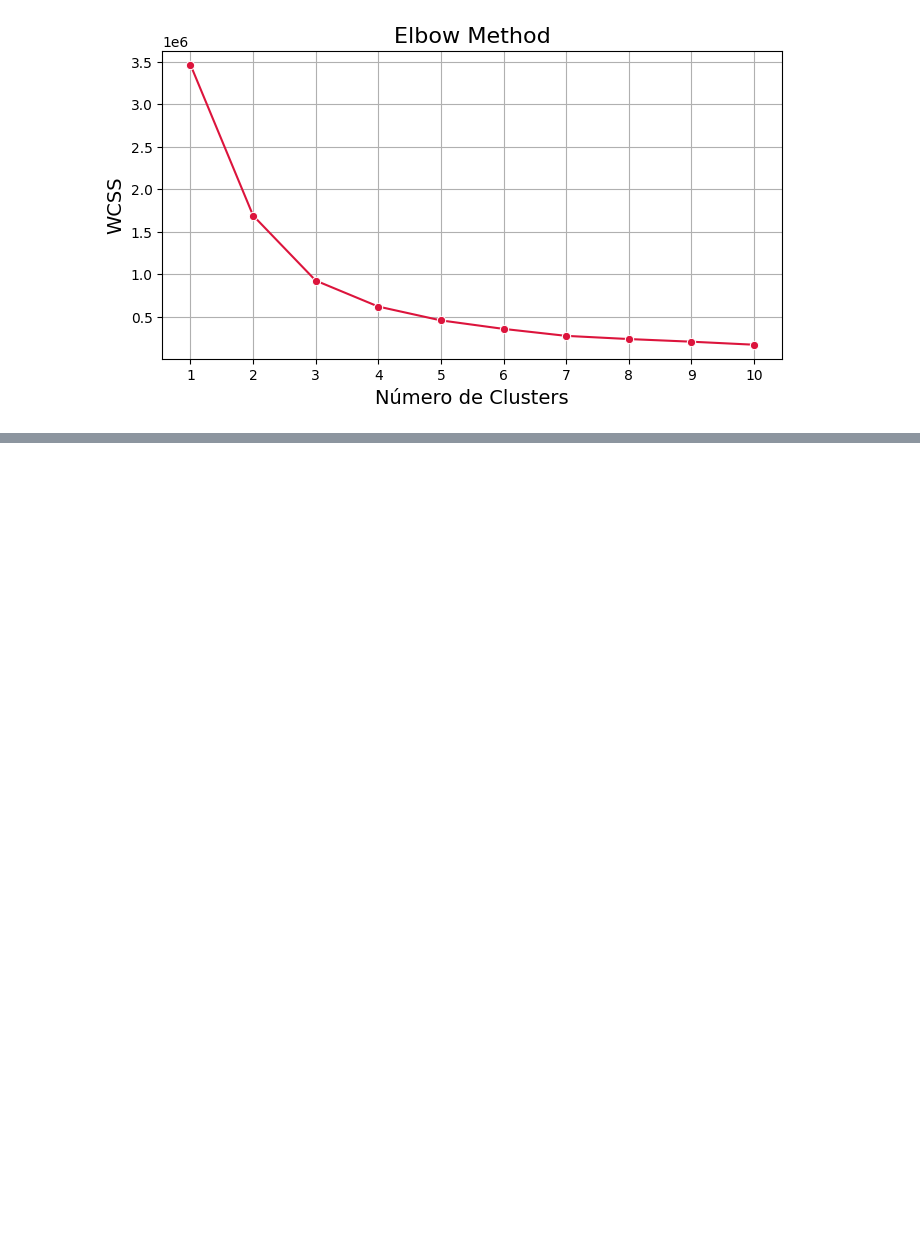
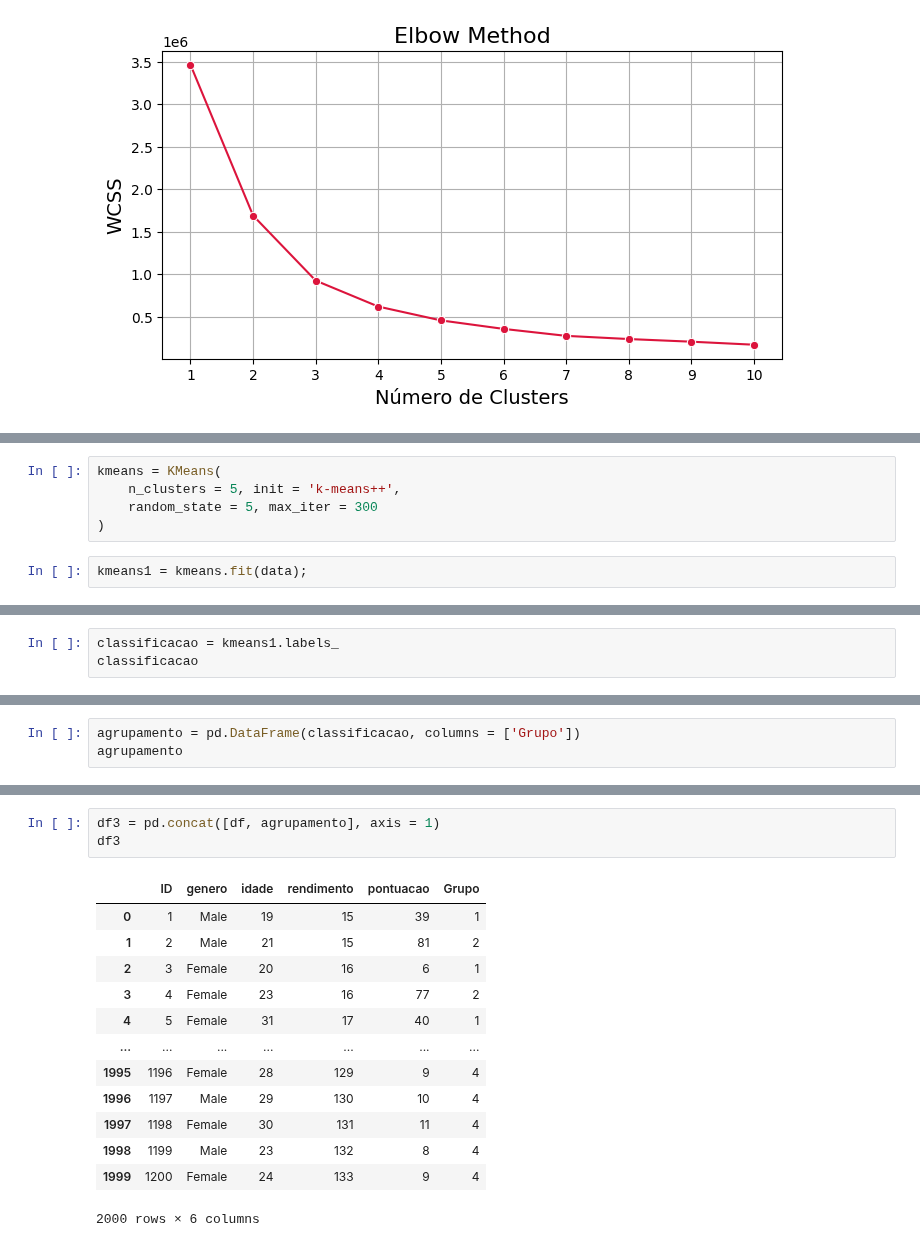
Before and after one commit to SisouDev/iaAlg, a Jupyter notebook: cluster/kmeans.ipynb, the cells around one changed output, grey strips where cells are left out. Saved outputs shown, nothing was run; the diff lists cells and outputs as text; blank space fills up the shorter version.

Commit message:
kmeans 2 att

```diff
--- a/cluster/kmeans.ipynb
+++ b/cluster/kmeans.ipynb
@@ -372,0 +379,7 @@ plt.show()
+# %%
+kmeans = KMeans(
+    n_clusters = 5, init = 'k-means++',
+    random_state = 5, max_iter = 300
+)
+# %%
+kmeans1 = kmeans.fit(data);
@@ -372,0 +405,3 @@ plt.show()
+# %%
+classificacao = kmeans1.labels_
+classificacao
@@ -372,0 +431,3 @@ plt.show()
+# %%
+agrupamento = pd.DataFrame(classificacao, columns = ['Grupo'])
+agrupamento
@@ -372,0 +448,17 @@ plt.show()
+# %%
+df3 = pd.concat([df, agrupamento], axis = 1)
+df3
+# %% [output]
+|  | ID | genero | idade | rendimento | pontuacao | Grupo |
+| 0 | 1 | Male | 19 | 15 | 39 | 1 |
+| 1 | 2 | Male | 21 | 15 | 81 | 2 |
+| 2 | 3 | Female | 20 | 16 | 6 | 1 |
+| 3 | 4 | Female | 23 | 16 | 77 | 2 |
+| 4 | 5 | Female | 31 | 17 | 40 | 1 |
+| ... | ... | ... | ... | ... | ... | ... |
+| 1995 | 1196 | Female | 28 | 129 | 9 | 4 |
+| 1996 | 1197 | Male | 29 | 130 | 10 | 4 |
+| 1997 | 1198 | Female | 30 | 131 | 11 | 4 |
+| 1998 | 1199 | Male | 23 | 132 | 8 | 4 |
+| 1999 | 1200 | Female | 24 | 133 | 9 | 4 |
+2000 rows × 6 columns
```
Also changed, not shown: parts of 13 cells of this notebook.
